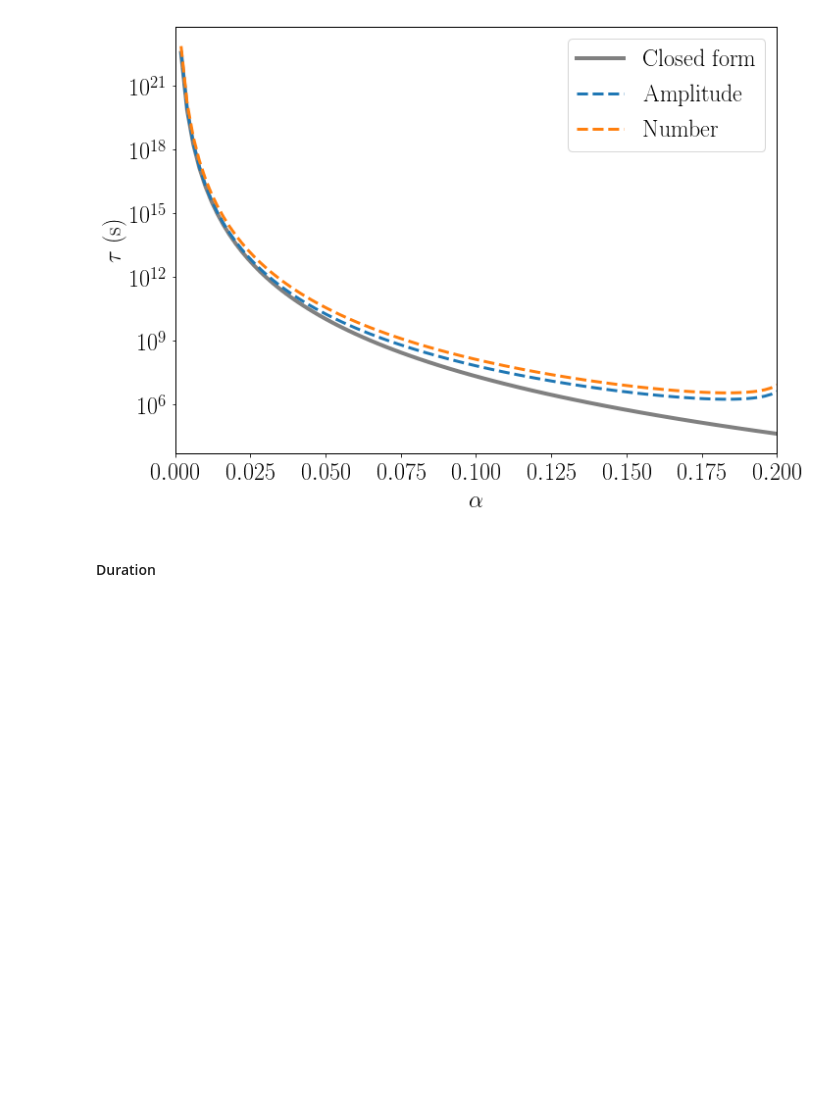
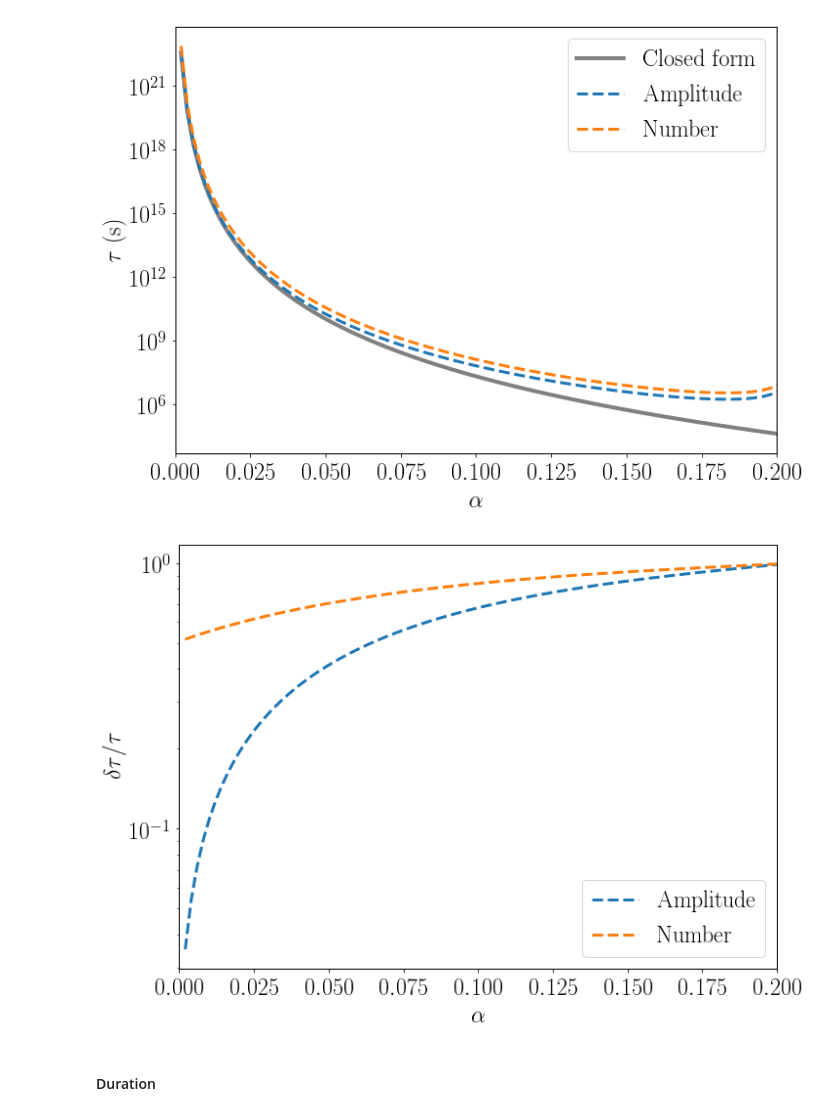
Before and after one commit to maxisi/gwaxion, a Jupyter notebook: examples/timescales.ipynb, the cells around one changed output. Cells and saved outputs as stored; diff of their text form; code cells hidden in the pictures; blank space fills up the shorter version.

```diff
--- a/examples/timescales.ipynb
+++ b/examples/timescales.ipynb
@@ -72,7 +72,9 @@ for alpha in alphas:
 # %%
 fig, ax = plt.subplots(1, figsize=(11,8))
 
-ax.plot(alphas, tinst(mbh*physics.MSUN_SI, alphas, chi), label='Closed form', lw=4, c='gray')
+tinsts_ana = tinst(mbh_ex*physics.MSUN_SI, alphas, chi)
+
+ax.plot(alphas, tinsts_ana, label='Closed form', lw=4, c='gray')
 ax.plot(alphas, tinsts_amp, label='Amplitude', lw=3, ls='--')
 ax.plot(alphas, tinsts_num, label='Number', lw=3, ls='--')
 
@@ -86,6 +88,22 @@ ax.legend(loc='best')
 plt.show(fig)
 # %% [output]
 [figure]
+# %%
+fig, ax = plt.subplots(1, figsize=(11,8))
+
+ax.plot(alphas, (tinsts_amp - tinsts_ana)/tinsts_amp, label='Amplitude', lw=3, ls='--')
+ax.plot(alphas, (tinsts_num - tinsts_ana)/tinsts_num, label='Number', lw=3, ls='--')
+
+ax.set_xlim(0, 0.2)
+ax.set_yscale('log')
+ax.set_ylabel(r'$\delta\tau/\tau$')
+ax.set_xlabel(r'$\alpha$')
+
+ax.legend(loc='best')
+
+plt.show(fig)
+# %% [output]
+[figure, added]
 # %% [markdown]
 #### Duration
 # %%
```
Also changed, not shown: parts of 7 cells of this notebook.
